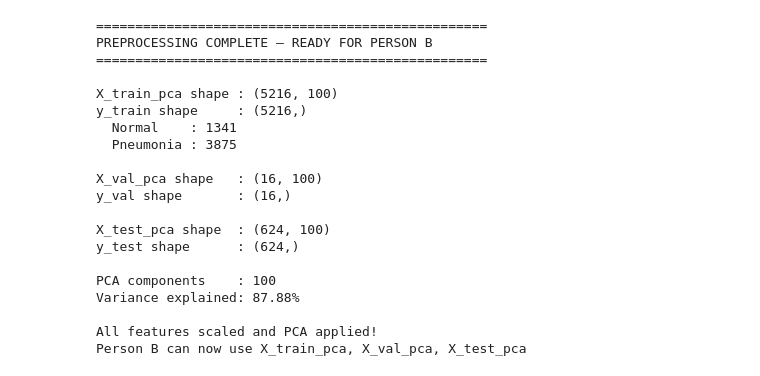
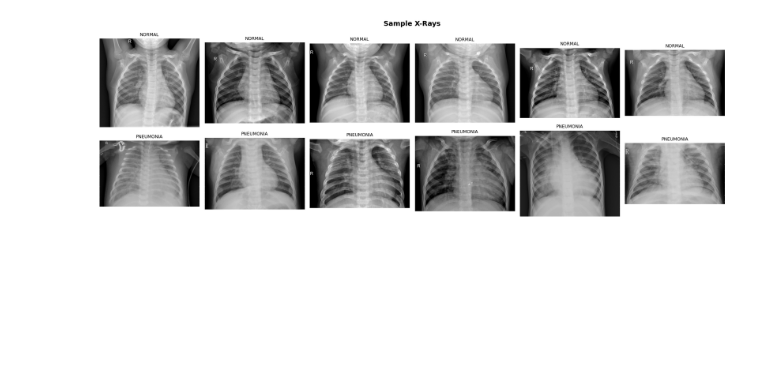
Before and after one commit to JeetRatanpara28/Zoidberg2.0, a Jupyter notebook: notebooks/zoidberg2_pneumonia.ipynb, the cells around one changed output. Saved outputs shown, nothing was run; the diff lists cells and outputs as text; code cells hidden in the pictures; blank space fills up the shorter version.

```diff
--- a/notebooks/zoidberg2_pneumonia.ipynb
+++ b/notebooks/zoidberg2_pneumonia.ipynb
@@ -186,42 +80,17 @@ PCA chart saved!
-# %%
-# Final summary — everything ready for Person B
-print("=" * 50)
-print("PREPROCESSING COMPLETE — READY FOR PERSON B")
-print("=" * 50)
-
-print(f"\nX_train_pca shape : {X_train_pca.shape}")
-print(f"y_train shape     : {y_train.shape}")
-print(f"  Normal    : {(y_train==0).sum()}")
-print(f"  Pneumonia : {(y_train==1).sum()}")
-
-print(f"\nX_val_pca shape   : {X_val_pca.shape}")
-print(f"y_val shape       : {y_val.shape}")
-
-print(f"\nX_test_pca shape  : {X_test_pca.shape}")
-print(f"y_test shape      : {y_test.shape}")
-
-print(f"\nPCA components    : 100")
-print(f"Variance explained: 87.88%")
-print(f"\nAll features scaled and PCA applied!")
-print("Person B can now use X_train_pca, X_val_pca, X_test_pca")
-# %% [output]
-==================================================
-PREPROCESSING COMPLETE — READY FOR PERSON B
-==================================================
-
-X_train_pca shape : (5216, 100)
-y_train shape     : (5216,)
-  Normal    : 1341
-  Pneumonia : 3875
-
-X_val_pca shape   : (16, 100)
-y_val shape       : (16,)
-
-X_test_pca shape  : (624, 100)
-y_test shape      : (624,)
-
-PCA components    : 100
-Variance explained: 87.88%
-
-All features scaled and PCA applied!
-Person B can now use X_train_pca, X_val_pca, X_test_pca
+# %%
+fig, axes = plt.subplots(2, 6, figsize=(18, 6))
+for col, label in enumerate(['NORMAL', 'PNEUMONIA']):
+    folder = os.path.join(DATASET1, label)
+    files = [f for f in os.listdir(folder)
+             if f.lower().endswith(('.jpg','.jpeg','.png'))][:6]
+    for row, fname in enumerate(files):
+        img = Image.open(os.path.join(folder, fname)).convert('L')
+        axes[col][row].imshow(img, cmap='gray')
+        axes[col][row].set_title(label, fontsize=9)
+        axes[col][row].axis('off')
+plt.suptitle('Sample X-Rays', fontsize=14, fontweight='bold')
+plt.tight_layout()
+plt.savefig('../outputs/figures/sample_xrays.png', dpi=150)
+plt.show()
+# %% [output]
+[figure, added]
```
Also changed, not shown: parts of 40 cells of this notebook, 7 other files.
